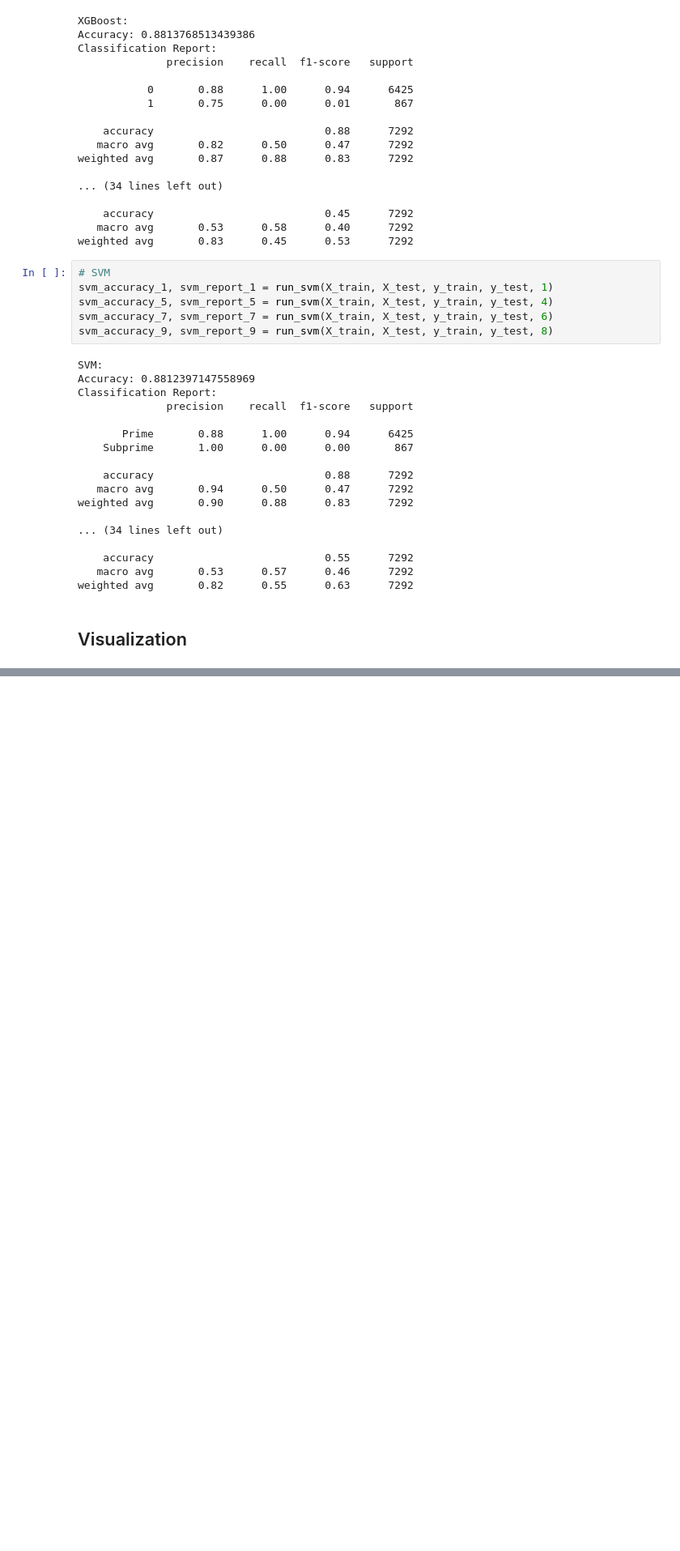
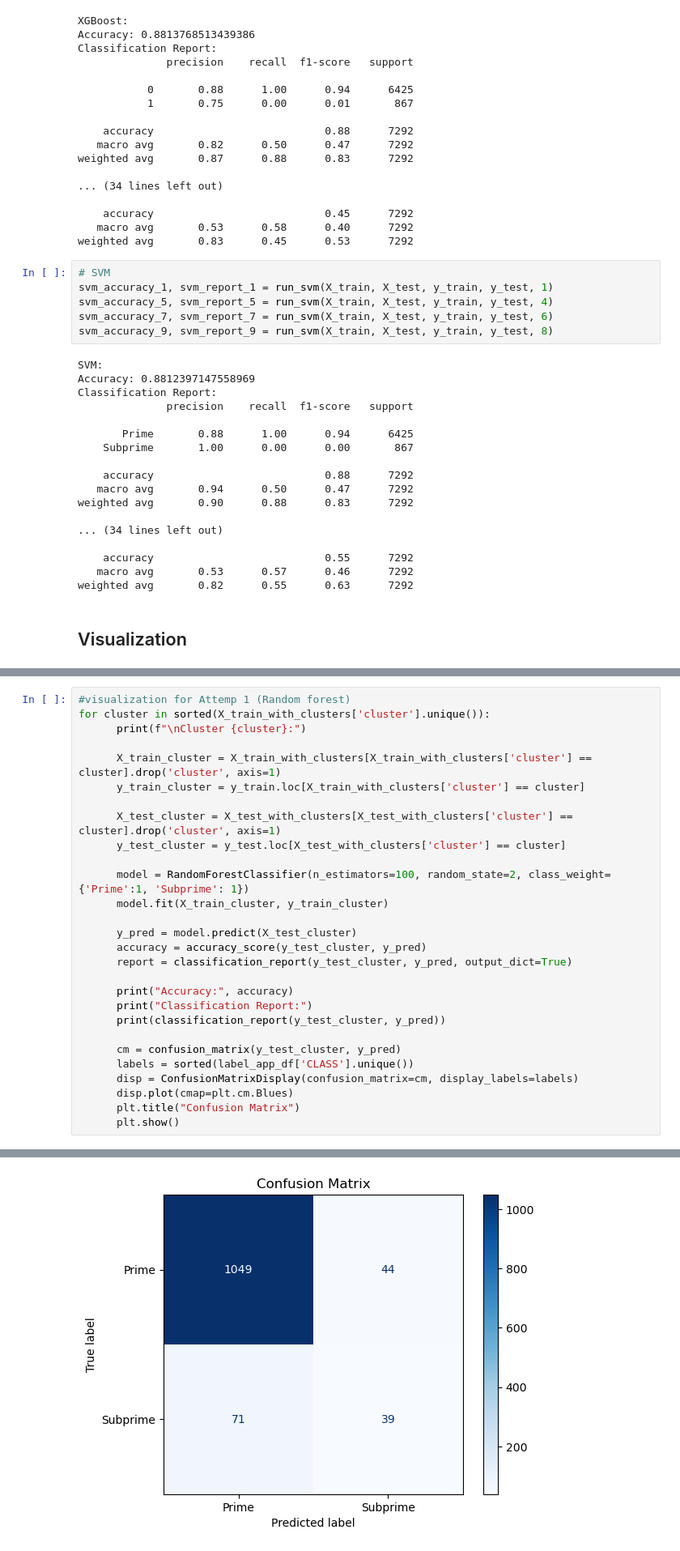
Before and after one commit to chcui23/credit-risk-prediction, a Jupyter notebook: credit-risk-prediction.ipynb, the cells around one changed output, grey strips where cells are left out. Shown at 81% size. Drawn from its saved outputs; the diff is of its cells as text; blank space fills up the shorter version.

```diff
--- a/credit-risk-prediction.ipynb
+++ b/credit-risk-prediction.ipynb
@@ -539,0 +540,29 @@ weighted avg       0.86      0.84      0.85      7292
+# %%
+#visualization for Attemp 1 (Random forest)
+for cluster in sorted(X_train_with_clusters['cluster'].unique()):
+      print(f"\nCluster {cluster}:")
+
+      X_train_cluster = X_train_with_clusters[X_train_with_clusters['cluster'] == cluster].drop('cluster', axis=1)
+      y_train_cluster = y_train.loc[X_train_with_clusters['cluster'] == cluster]
+
+      X_test_cluster = X_test_with_clusters[X_test_with_clusters['cluster'] == cluster].drop('cluster', axis=1)
+      y_test_cluster = y_test.loc[X_test_with_clusters['cluster'] == cluster]
+
+      model = RandomForestClassifier(n_estimators=100, random_state=2, class_weight={'Prime':1, 'Subprime': 1})
+      model.fit(X_train_cluster, y_train_cluster)
+
+      y_pred = model.predict(X_test_cluster)
+      accuracy = accuracy_score(y_test_cluster, y_pred)
+      report = classification_report(y_test_cluster, y_pred, output_dict=True)
+
+      print("Accuracy:", accuracy)
+      print("Classification Report:")
+      print(classification_report(y_test_cluster, y_pred))
+
+      cm = confusion_matrix(y_test_cluster, y_pred)
+      labels = sorted(label_app_df['CLASS'].unique())
+      disp = ConfusionMatrixDisplay(confusion_matrix=cm, display_labels=labels)
+      disp.plot(cmap=plt.cm.Blues)
+      plt.title("Confusion Matrix")
+      plt.show()
+# %% [output]
@@ -539,0 +580 @@ weighted avg       0.86      0.84      0.85      7292
+[figure, added]
```
Also changed, not shown: parts of 4 cells of this notebook.
